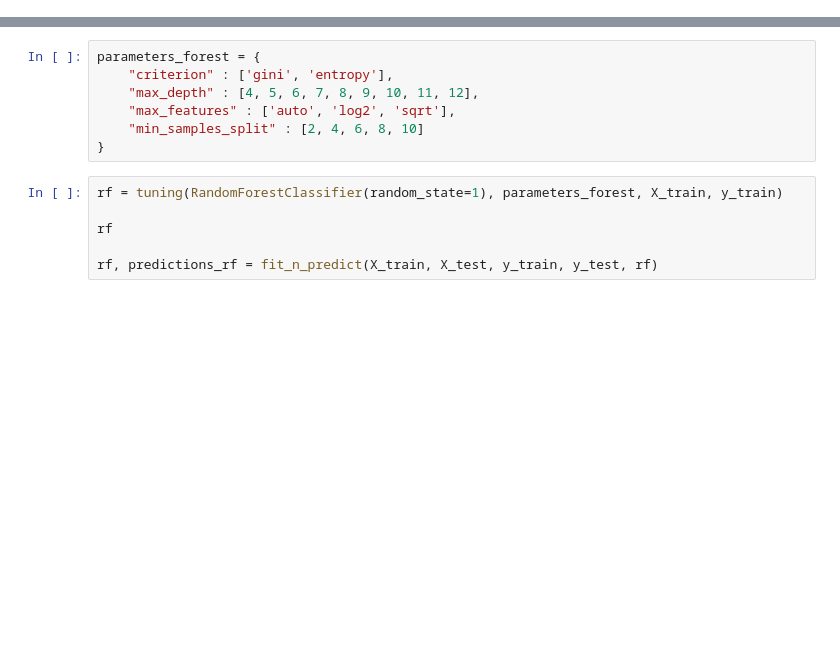
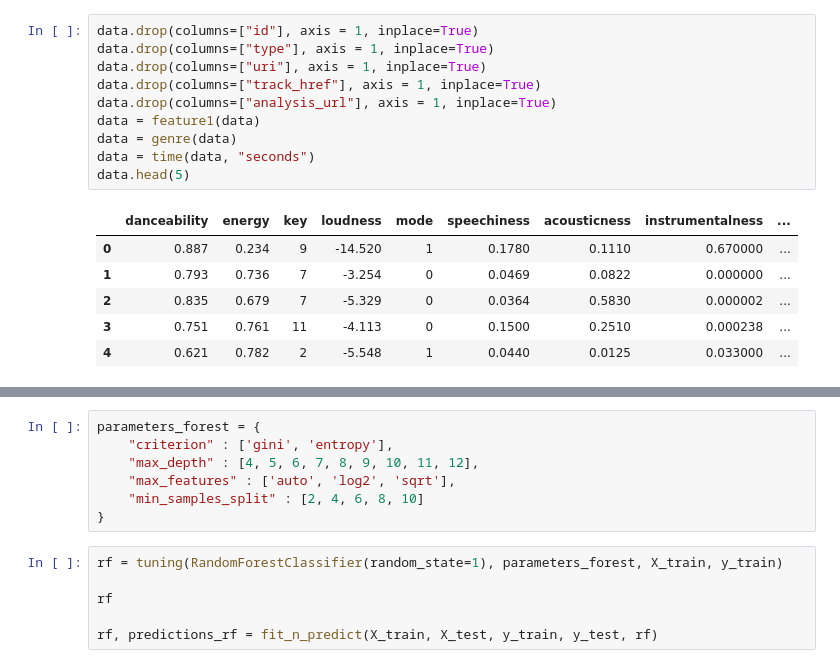
Before and after one commit to erikaguti/Computing-Final, a Jupyter notebook: test.ipynb, the cells around one changed output, grey strips where cells are left out. Drawn from its saved outputs; the diff is of its cells as text; blank space fills up the shorter version.

```diff
--- a/test.ipynb
+++ b/test.ipynb
@@ -35,3 +25,20 @@ data.head(5)
+# %%
+data.drop(columns=["id"], axis = 1, inplace=True)
+data.drop(columns=["type"], axis = 1, inplace=True)
+data.drop(columns=["uri"], axis = 1, inplace=True)
+data.drop(columns=["track_href"], axis = 1, inplace=True)
+data.drop(columns=["analysis_url"], axis = 1, inplace=True)
+data = feature1(data)
+data = genre(data)
+data = time(data, "seconds")
+data.head(5)
+# %% [output]
+|  | danceability | energy | key | loudness | mode | speechiness | acousticness | instrumentalness | ... |
+| 0 | 0.887 | 0.234 | 9 | -14.520 | 1 | 0.1780 | 0.1110 | 0.670000 | ... |
+| 1 | 0.793 | 0.736 | 7 | -3.254 | 0 | 0.0469 | 0.0822 | 0.000000 | ... |
+| 2 | 0.835 | 0.679 | 7 | -5.329 | 0 | 0.0364 | 0.5830 | 0.000002 | ... |
+| 3 | 0.751 | 0.761 | 11 | -4.113 | 0 | 0.1500 | 0.2510 | 0.000238 | ... |
+| 4 | 0.621 | 0.782 | 2 | -5.548 | 1 | 0.0440 | 0.0125 | 0.033000 | ... |
 # %%
 X_train, X_test, y_train, y_test = tt_split(data,"Top50")
 X_test
```
Also changed, not shown: parts of 8 cells of this notebook.
